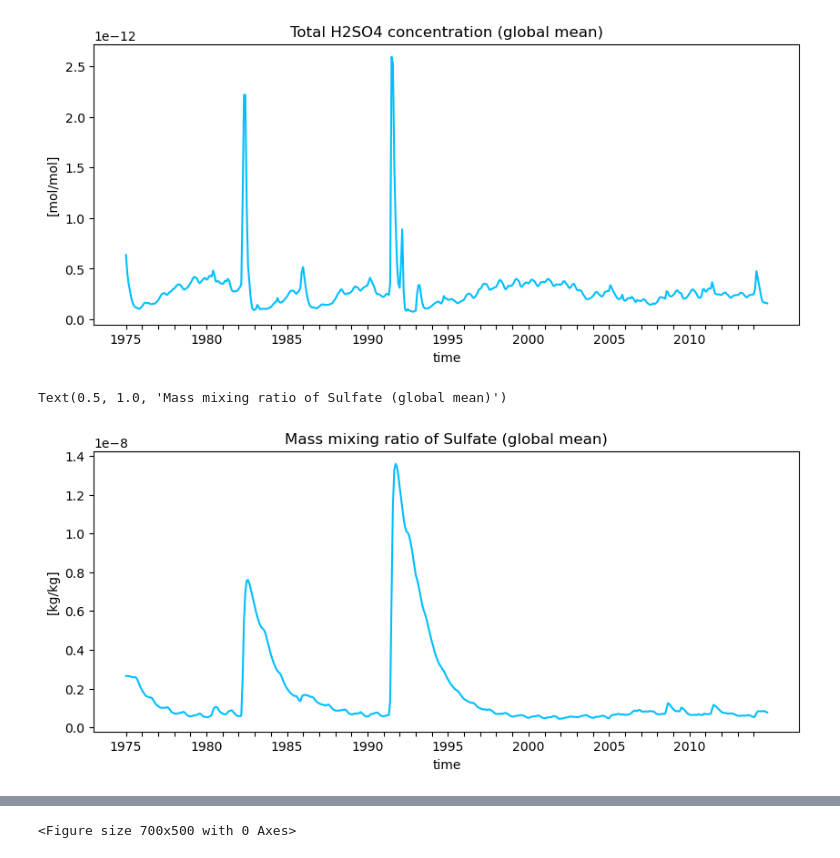
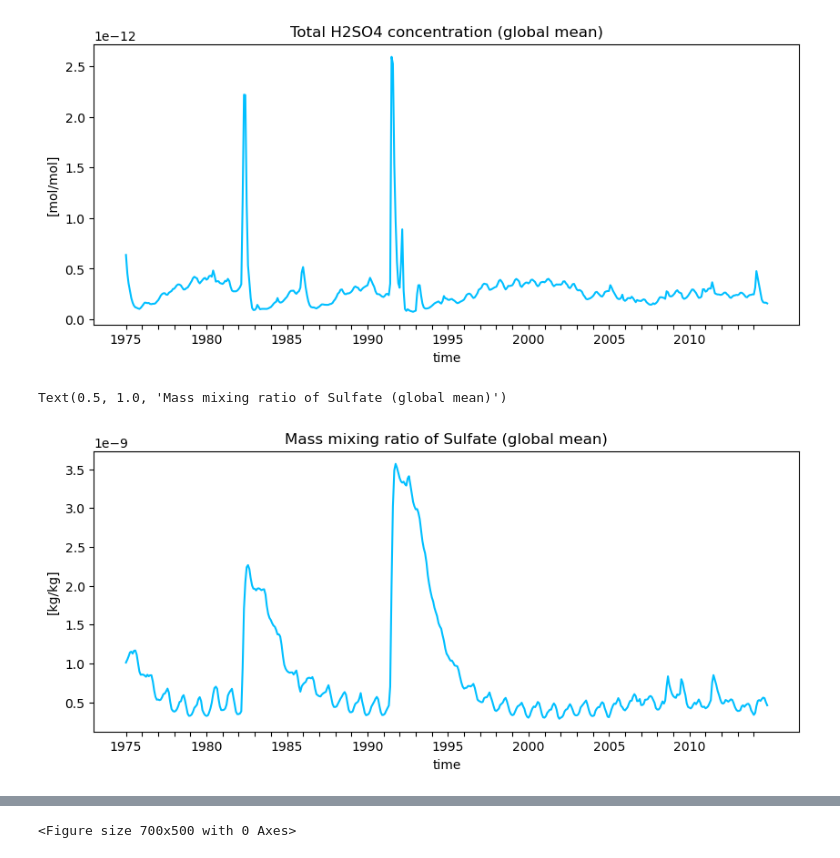
Before and after one commit to EliHHogemo/master_thesis, a Jupyter notebook: sulfur_pinatubo.ipynb, the cells around one changed output, grey strips where cells are left out. Saved outputs shown, nothing was run; the diff lists cells and outputs as text; code cells hidden in the pictures.

```diff
--- a/sulfur_pinatubo.ipynb
+++ b/sulfur_pinatubo.ipynb
@@ -432,20 +331,62 @@ plt.title("Total H2SO4 concentration (global mean)")
 # %% [output]
 Text(0.5, 1.0, 'Total H2SO4 concentration (global mean)')
 [figure]
+# %%
+mmr_SULFATE_19 = xr.open_dataset("/nird/datapeak/NS1004K/elihho/output_pinatubo/NHIST_tropstratchem_f09_tn14_20250917_1975_2014/mmr_SULFATE_h0_1975-2014.nc")
+shifted_time_19 = np.array([shift_one_month_back(t) for t in mmr_SULFATE_19['time'].values])
+mmr_SULFATE_19 = mmr_SULFATE_19.assign_coords(time=shifted_time_19)
+mmr_SULFATE_19_c = xr.open_dataset("/nird/datapeak/NS1004K/elihho/output_10tg19/NHIST_tropstratchem_f09_tn14_20260116_Pinatubo10Tg19_02/mmr_SULFATE_h0_1991-1995.nc")
+shifted_time_19_c = np.array([shift_one_month_back(t) for t in mmr_SULFATE_19_c['time'].values])
+mmr_SULFATE_19_c = mmr_SULFATE_19_c.assign_coords(time=shifted_time_19_c)
+mmr_SULFATE_22 = xr.open_dataset("/nird/datapeak/NS1004K/elihho/output_10Tg22/NHIST_tropstratchem_f09_tn14_20251125_Pinatubo10Tg22_01/mmr_SULFATE_h0_1991-1995.nc")
+shifted_time_22 = np.array([shift_one_month_back(t) for t in mmr_SULFATE_22['time'].values])
+mmr_SULFATE_22 = mmr_SULFATE_22.assign_coords(time=shifted_time_22)
+mmr_SULFATE_24 = xr.open_dataset("/nird/datapeak/NS1004K/elihho/output_17tg24/NHIST_tropstratchem_f09_tn14_20251129_Pinatubo17Tg24_01/mmr_SULFATE_h0_1991-1995.nc")
+shifted_time_24 = np.array([shift_one_month_back(t) for t in mmr_SULFATE_24['time'].values])
+mmr_SULFATE_24 = mmr_SULFATE_24.assign_coords(time=shifted_time_24)
+mmr_SULFATE_1825_17tg = xr.open_dataset("/nird/datapeak/NS1004K/elihho/output_17tg1825/NHIST_tropstratchem_f09_tn14_20251207_Pinatubo17Tg18_25_01/mmr_SULFATE_h0_1991-1995.nc")
+shifted_time_1825_17tg = np.array([shift_one_month_back(t) for t in mmr_SULFATE_1825_17tg['time'].values])
+mmr_SULFATE_1825_17tg = mmr_SULFATE_1825_17tg.assign_coords(time=shifted_time_1825_17tg)
+mmr_SULFATE_1825 = xr.open_dataset("/nird/datapeak/NS1004K/elihho/output_10tg1825/NHIST_tropstratchem_f09_tn14_20251204_Pinatubo10Tg18_25_01/mmr_SULFATE_h0_1991-1995.nc")
+shifted_time_1825 = np.array([shift_one_month_back(t) for t in mmr_SULFATE_1825['time'].values])
+mmr_SULFATE_1825 = mmr_SULFATE_1825.assign_coords(time=shifted_time_1825)
+mmr_SULFATE_1tg = xr.open_dataset("/nird/datapeak/NS1004K/elihho/output_1tg19/NHIST_tropstratchem_f09_tn14_20251210_Pinatubo1Tg19_01/mmr_SULFATE_h0_1991-1995.nc")
+shifted_time_1tg = np.array([shift_one_month_back(t) for t in mmr_SULFATE_1tg['time'].values])
+mmr_SULFATE_1tg = mmr_SULFATE_1tg.assign_coords(time=shifted_time_1tg)
+mmr_SULFATE_1pr = xr.open_dataset("/nird/datapeak/NS1004K/elihho/output_10tg_1pr/NHIST_tropstratchem_f09_tn14_20251223_Pinatubo10Tg19_1pr/mmr_SULFATE_h0_1991-1995.nc")
+shifted_time_1pr = np.array([shift_one_month_back(t) for t in mmr_SULFATE_1pr['time'].values])
+mmr_SULFATE_1pr = mmr_SULFATE_1pr.assign_coords(time=shifted_time_1pr)
+mmr_SULFATE_60tg = xr.open_dataset("/nird/datapeak/NS1004K/elihho/output_60tg19/NHIST_tropstratchem_f09_tn14_20260107_Pinatubo60Tg19/mmr_SULFATE_h0_1991-1995.nc")
+shifted_time_60tg = np.array([shift_one_month_back(t) for t in mmr_SULFATE_60tg['time'].values])
+mmr_SULFATE_60tg = mmr_SULFATE_60tg.assign_coords(time=shifted_time_60tg)
 # %%
-mmr_so4 = ds_19["mmr_SULFATE"].weighted(weighted_lat).mean(dim=["lat", "lon", "lev"])
+def get_weighted(ds, lat_min=-90, lat_max=90):
+    ds_area = ds.sel(lat=slice(lat_min, lat_max))
 
+    weights_lat = np.cos(np.deg2rad(ds_area.lat))
+    weights_lat.name = "weights"
+
+    lev_vals = ds_area.lev.values
+    lev_diff = np.abs(np.gradient(lev_vals))
+    wl = xr.DataArray(lev_diff, coords={'lev': ds_area.lev}, dims=['lev'])
+    ds_h = ds.weighted(weights_lat).mean(dim=["lat", "lon"])
+    ds_final = ds_h.weighted(wl).mean(dim="lev")
+
+    return ds_final
+
+mmr_so4 = mmr_SULFATE_19["mmr_SULFATE"] #.weighted(weighted_lat).mean(dim=["lat", "lon", "lev"])
+mmr_so4 = get_weighted(mmr_so4)
 
 plt.figure(figsize=(10, 4))
 mmr_so4.plot(color = "deepskyblue", label = "NorESM2.3")
 plt.ylabel("[kg/kg]")
 years = np.arange(1975, 2015)
 year_ticks = [cftime.DatetimeNoLeap(int(y), 1, 1) for y in years]
 plt.xticks(
     year_ticks,
     [str(y) if y % 5 == 0 else '' for y in years]
 )
 plt.title("Mass mixing ratio of Sulfate (global mean)")
 # %% [output]
 Text(0.5, 1.0, 'Mass mixing ratio of Sulfate (global mean)')
-[figure, old version]
+[figure, new version]
```
Also changed, not shown: parts of 102 cells of this notebook, 4 other files.
